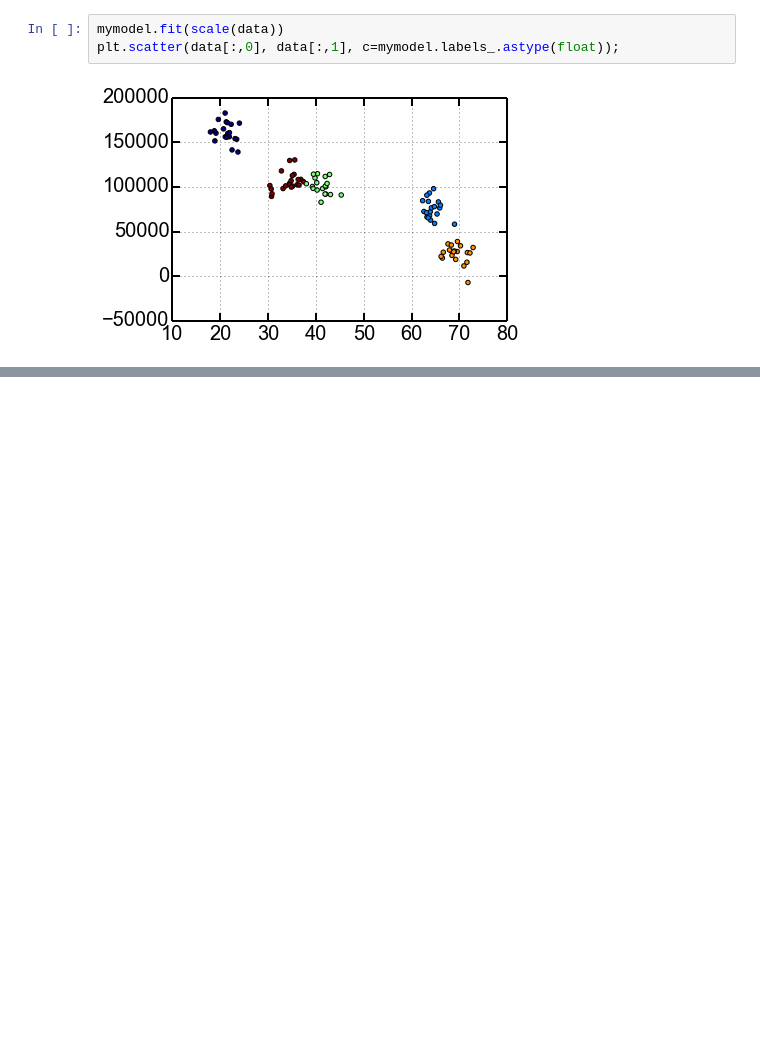
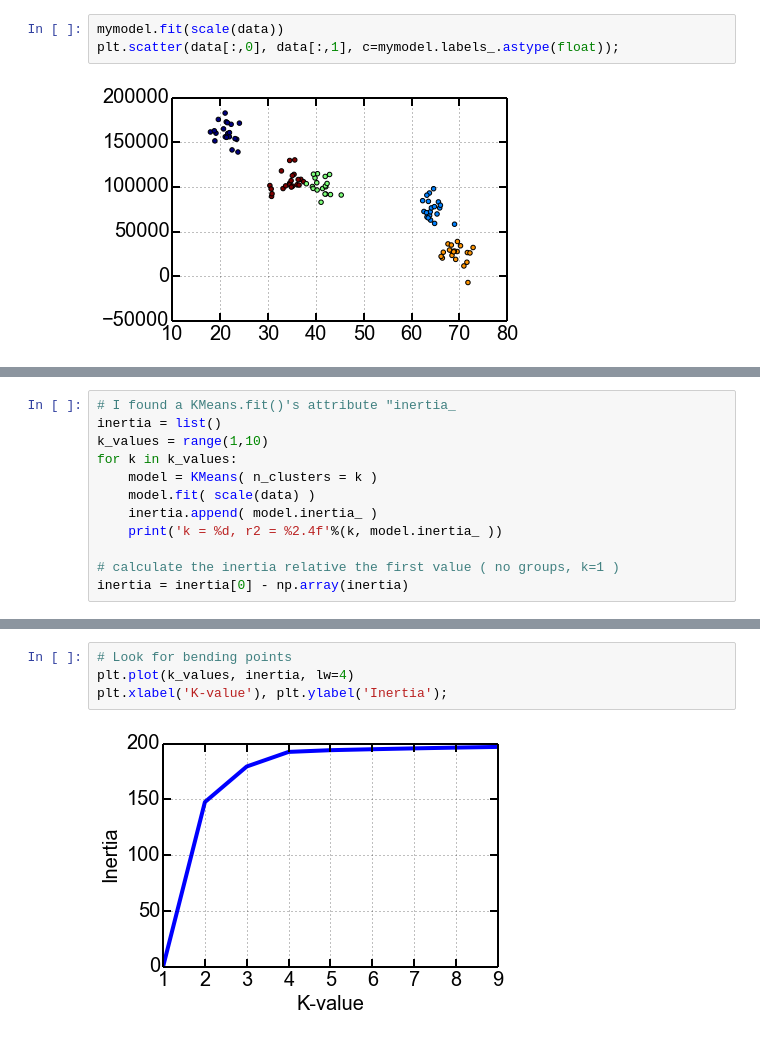
Before and after one commit to OrielBanne/myIPythonNotebooks, a Jupyter notebook: MachineLearning/K-means_clustering.ipynb, the cells around one changed output, grey strips where cells are left out. Cells and saved outputs as stored; diff of their text form; blank space fills up the shorter version.

Commit message:
Inertia for KMeans quantificaiton

```diff
--- a/MachineLearning/K-means_clustering.ipynb
+++ b/MachineLearning/K-means_clustering.ipynb
@@ -78,0 +86,12 @@ plt.scatter(data[:,0], data[:,1], c=mymodel.labels_.astype(float));
+# %%
+# I found a KMeans.fit()'s attribute "inertia_
+inertia = list()
+k_values = range(1,10)
+for k in k_values:
+    model = KMeans( n_clusters = k )
+    model.fit( scale(data) )
+    inertia.append( model.inertia_ )
+    print('k = %d, r2 = %2.4f'%(k, model.inertia_ ))
+
+# calculate the inertia relative the first value ( no groups, k=1 )
+inertia = inertia[0] - np.array(inertia)
@@ -78,0 +108,6 @@ plt.scatter(data[:,0], data[:,1], c=mymodel.labels_.astype(float));
+# %%
+# Look for bending points
+plt.plot(k_values, inertia, lw=4)
+plt.xlabel('K-value'), plt.ylabel('Inertia');
+# %% [output]
+[figure, added]
```
Also changed, not shown: parts of 4 cells of this notebook.
